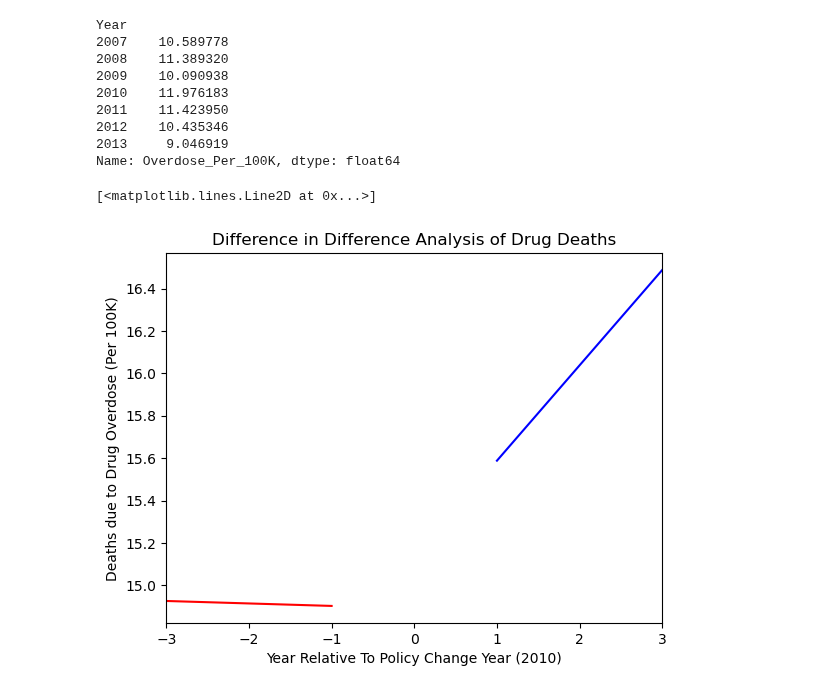
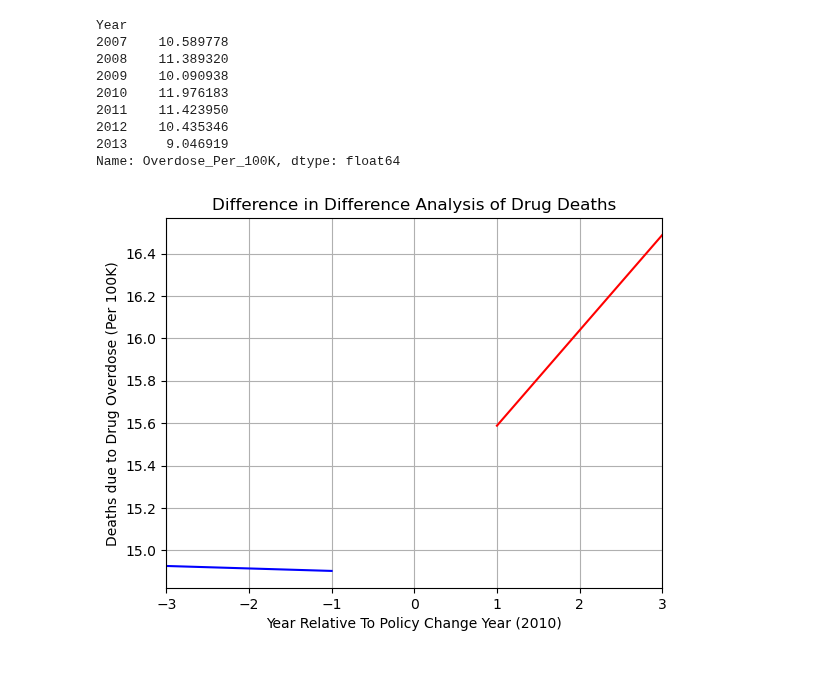
Before and after one commit to abzdel/Opioid-Analysis, a Jupyter notebook: Florida Diff-in-Diff Overdose Deaths.ipynb, the cells around one changed output. Drawn from its saved outputs; the diff is of its cells as text; code cells hidden in the pictures.

```diff
--- a/Florida Diff-in-Diff Overdose Deaths.ipynb
+++ b/Florida Diff-in-Diff Overdose Deaths.ipynb
@@ -598,13 +598,14 @@ y_pred_other_after = regressor_other_states_after.predict(x_other_after)
 # %%
 plt.xlim(-3, 3)
 # plt.ylim(0, 500)
 
 plt.xlabel("Year Relative To Policy Change Year (2010)")
 plt.ylabel("Deaths due to Drug Overdose (Per 100K)")
 plt.title("Difference in Difference Analysis of Drug Deaths")
 
-plt.plot(x_other_before, y_pred_other_before ,color='red')
-plt.plot(x_other_after, y_pred_other_after,color='blue')
+plt.plot(x_other_before, y_pred_other_before ,color='blue')
+plt.plot(x_other_after, y_pred_other_after,color='red')
+
+plt.grid()
 # %% [output]
-[<matplotlib.lines.Line2D at 0x...>]
-[figure, old version]
+[figure, new version]
```
Also changed, not shown: parts of 1 cell of this notebook.
